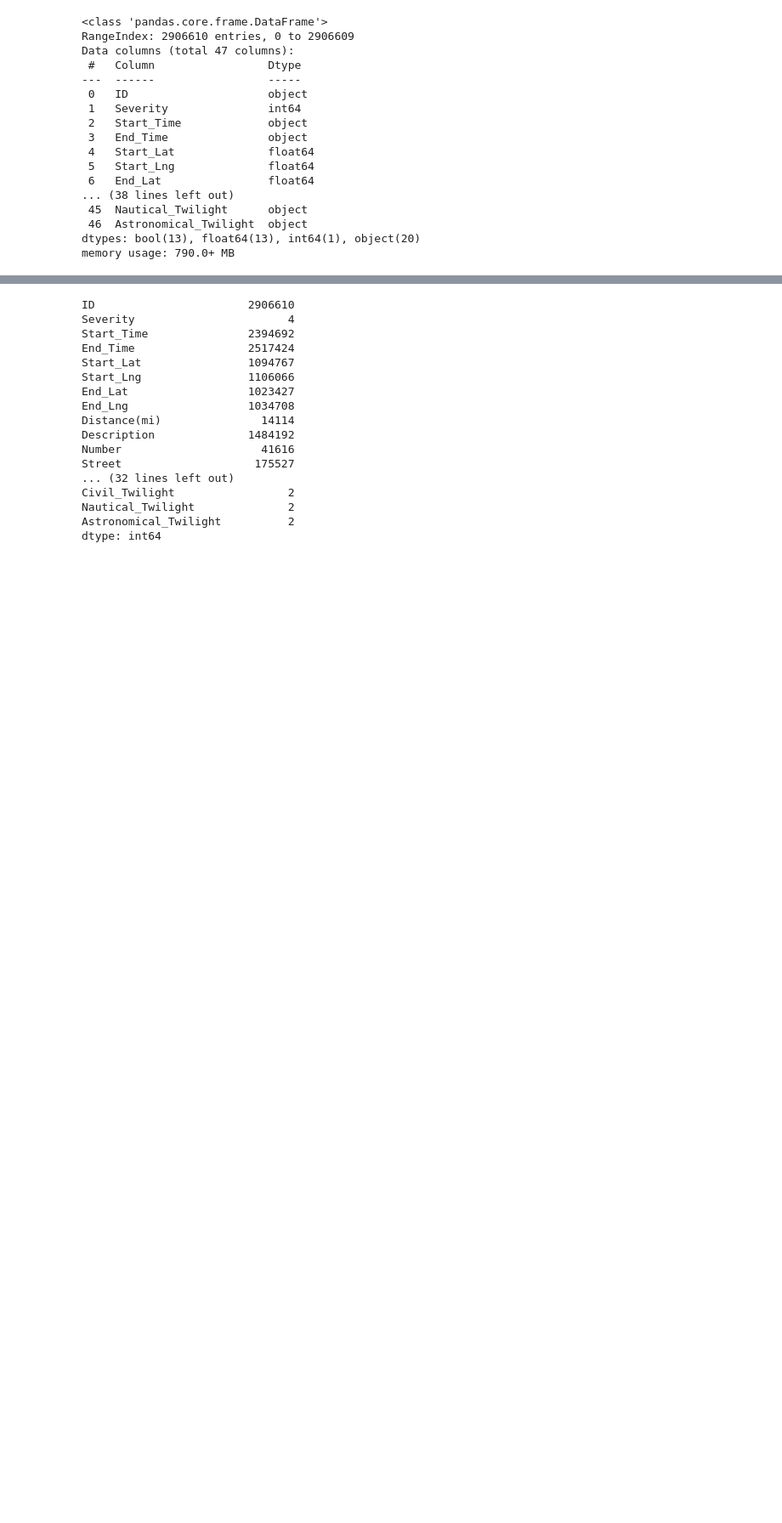
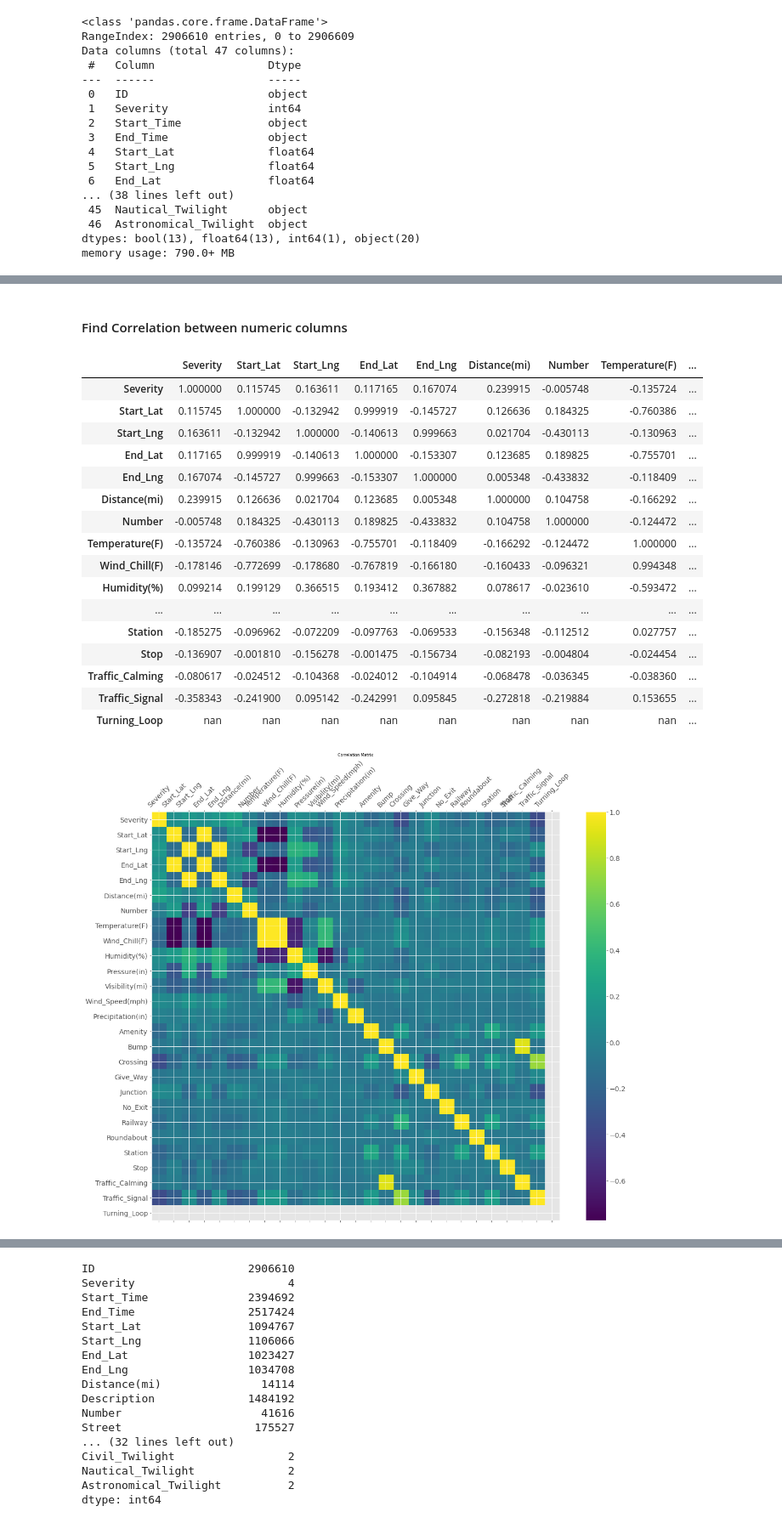
Before and after one commit to disuhitarth/EDA_Projects, a Jupyter notebook: dab-103-group-3.ipynb, the cells around one changed output, grey strips where cells are left out. Shown at 85% size. Drawn from its saved outputs; the diff is of its cells as text; code cells hidden in the pictures; blank space fills up the shorter version.

Commit message:
v3.0 For Submission 1. All plots are added now. No error occured.

```diff
--- a/dab-103-group-3.ipynb
+++ b/dab-103-group-3.ipynb
@@ -253,0 +270,35 @@ accidents_Dataframe.describe()
+# %% [markdown]
+#### Find Correlation between numeric columns
+# %%
+correlation_dataframe = accidents_Dataframe.corr()
+correlation_dataframe
+fig = plt.figure(figsize=(19, 15))
+plt.matshow(correlation_dataframe.corr(), fignum=fig.number)
+plt.xticks(range(correlation_dataframe.select_dtypes(['number']).shape[1]), correlation_dataframe.select_dtypes(['number']).columns, fontsize=14, rotation=45)
+plt.yticks(range(correlation_dataframe.select_dtypes(['number']).shape[1]), correlation_dataframe.select_dtypes(['number']).columns, fontsize=14)
+cb = plt.colorbar()
+cb.ax.tick_params(labelsize=14)
+plt.title('Correlation Matrix', fontsize=8);
+
+
+correlation = correlation_dataframe.corr()
+correlation.style.background_gradient(cmap='coolwarm')
+# %% [output]
+|  | Severity | Start_Lat | Start_Lng | End_Lat | End_Lng | Distance(mi) | Number | Temperature(F) | ... |
+| Severity | 1.000000 | 0.115745 | 0.163611 | 0.117165 | 0.167074 | 0.239915 | -0.005748 | -0.135724 | ... |
+| Start_Lat | 0.115745 | 1.000000 | -0.132942 | 0.999919 | -0.145727 | 0.126636 | 0.184325 | -0.760386 | ... |
+| Start_Lng | 0.163611 | -0.132942 | 1.000000 | -0.140613 | 0.999663 | 0.021704 | -0.430113 | -0.130963 | ... |
+| End_Lat | 0.117165 | 0.999919 | -0.140613 | 1.000000 | -0.153307 | 0.123685 | 0.189825 | -0.755701 | ... |
+| End_Lng | 0.167074 | -0.145727 | 0.999663 | -0.153307 | 1.000000 | 0.005348 | -0.433832 | -0.118409 | ... |
+| Distance(mi) | 0.239915 | 0.126636 | 0.021704 | 0.123685 | 0.005348 | 1.000000 | 0.104758 | -0.166292 | ... |
+| Number | -0.005748 | 0.184325 | -0.430113 | 0.189825 | -0.433832 | 0.104758 | 1.000000 | -0.124472 | ... |
+| Temperature(F) | -0.135724 | -0.760386 | -0.130963 | -0.755701 | -0.118409 | -0.166292 | -0.124472 | 1.000000 | ... |
+| Wind_Chill(F) | -0.178146 | -0.772699 | -0.178680 | -0.767819 | -0.166180 | -0.160433 | -0.096321 | 0.994348 | ... |
+| Humidity(%) | 0.099214 | 0.199129 | 0.366515 | 0.193412 | 0.367882 | 0.078617 | -0.023610 | -0.593472 | ... |
+| ... | ... | ... | ... | ... | ... | ... | ... | ... | ... |
+| Station | -0.185275 | -0.096962 | -0.072209 | -0.097763 | -0.069533 | -0.156348 | -0.112512 | 0.027757 | ... |
+| Stop | -0.136907 | -0.001810 | -0.156278 | -0.001475 | -0.156734 | -0.082193 | -0.004804 | -0.024454 | ... |
+| Traffic_Calming | -0.080617 | -0.024512 | -0.104368 | -0.024012 | -0.104914 | -0.068478 | -0.036345 | -0.038360 | ... |
+| Traffic_Signal | -0.358343 | -0.241900 | 0.095142 | -0.242991 | 0.095845 | -0.272818 | -0.219884 | 0.153655 | ... |
+| Turning_Loop | nan | nan | nan | nan | nan | nan | nan | nan | ... |
+[figure, added]
```
Also changed, not shown: parts of 28 cells of this notebook.
